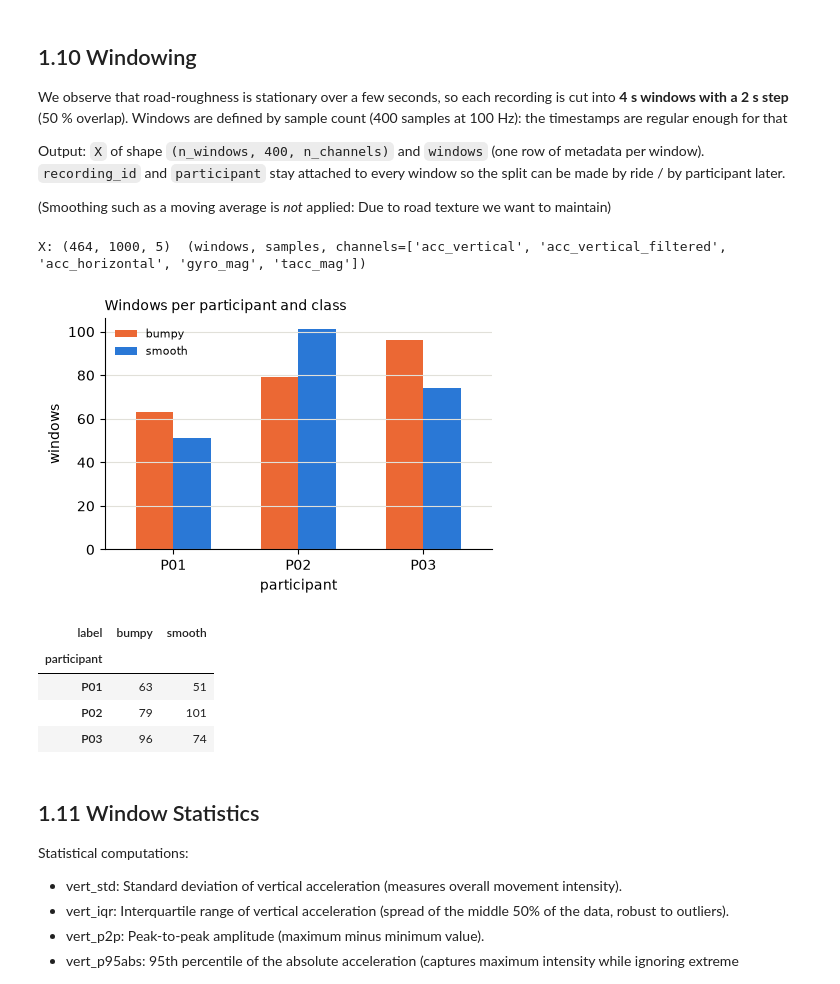
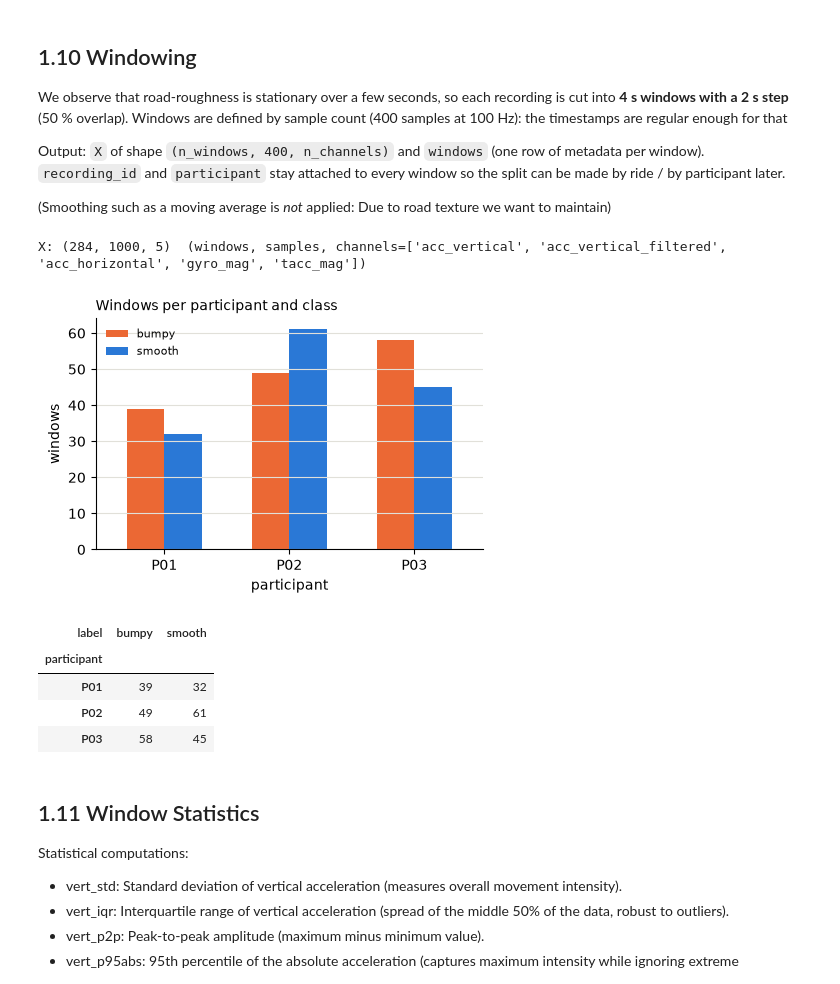
Before and after one commit to kostasparma/Machine_Learning_for_rides, a Jupyter notebook: group19.ipynb, the cells around one changed output. Saved outputs shown, nothing was run; the diff lists cells and outputs as text; code cells hidden in the pictures.

```diff
--- a/group19.ipynb
+++ b/group19.ipynb
@@ -566,46 +564,46 @@ Output: `X` of shape `(n_windows, 400, n_channels)` and `windows` (one row of me
 
 (Smoothing such as a moving average is *not* applied: Due to road texture we want to maintain)
 # %%
-WIN_S, STEP_S = 20, 5
+WIN_S, STEP_S = 10,5
 
 WIN, STEP = WIN_S * FS, STEP_S * FS
 
 CHANNELS = ["acc_vertical", "acc_vertical_filtered", "acc_horizontal", "gyro_mag", "tacc_mag"]
 
 def make_windows(df: pd.DataFrame, win: int = WIN, step: int = STEP, channels=CHANNELS):
     """Return (array of shape (n, win, len(channels)), list of metadata dicts)."""
     arr = df[channels].to_numpy(np.float32)
     starts = range(0, len(df) - win + 1, step)
 
     X = np.stack([arr[s:s + win] for s in starts]) if len(df) >= win else np.empty((0, win, len(channels)), np.float32)
 
     meta = [{"window_id": f"{df['recording_id'].iloc[0]}_W{i:03d}", "recording_id": df["recording_id"].iloc[0],
-             "participant": df["participant"].iloc[0], "label": df["label"].iloc[0], "t_start": df["t"].iloc[s]}
+             "participant": (df["participant"].iloc[0] if "participant" in df else None), "label": (df["label"].iloc[0] if "label" in df else None), "t_start": df["t"].iloc[s]}
             for i, s in enumerate(starts)]
 
     return X, meta
 
 Xs, metas = zip(*(make_windows(v) for v in trimmed.values()))
 X = np.concatenate(Xs)
 windows = pd.DataFrame([m for mm in metas for m in mm])
 
 print(f"X: {X.shape}  (windows, samples, channels={CHANNELS})")
 
 counts = windows.groupby(["participant", "label"]).size().unstack().reindex(columns=CLASSES)
 ax = counts.plot.bar(color=[CLASS_COLOR[c] for c in CLASSES], width=0.6, figsize=(5, 3), rot=0)
 
 ax.set_ylabel("windows"); ax.set_title("Windows per participant and class", loc="left", fontsize=10)
 ax.legend(frameon=False, fontsize=8); ax.grid(axis="x", visible=False); plt.show()
 
 counts
 # %% [output]
-X: (464, 1000, 5)  (windows, samples, channels=['acc_vertical', 'acc_vertical_filtered', 'acc_horizontal', 'gyro_mag', 'tacc_mag'])
+X: (284, 1000, 5)  (windows, samples, channels=['acc_vertical', 'acc_vertical_filtered', 'acc_horizontal', 'gyro_mag', 'tacc_mag'])
-[figure, old version]
+[figure, new version]
 | label | bumpy | smooth |
 | participant |  |  |
-| P01 | 63 | 51 |
-| P02 | 79 | 101 |
-| P03 | 96 | 74 |
+| P01 | 39 | 32 |
+| P02 | 49 | 61 |
+| P03 | 58 | 45 |
 # %% [markdown]
 ## 1.11 Window Statistics
 
```
Also changed, not shown: parts of 96 cells of this notebook, 54 other files.
